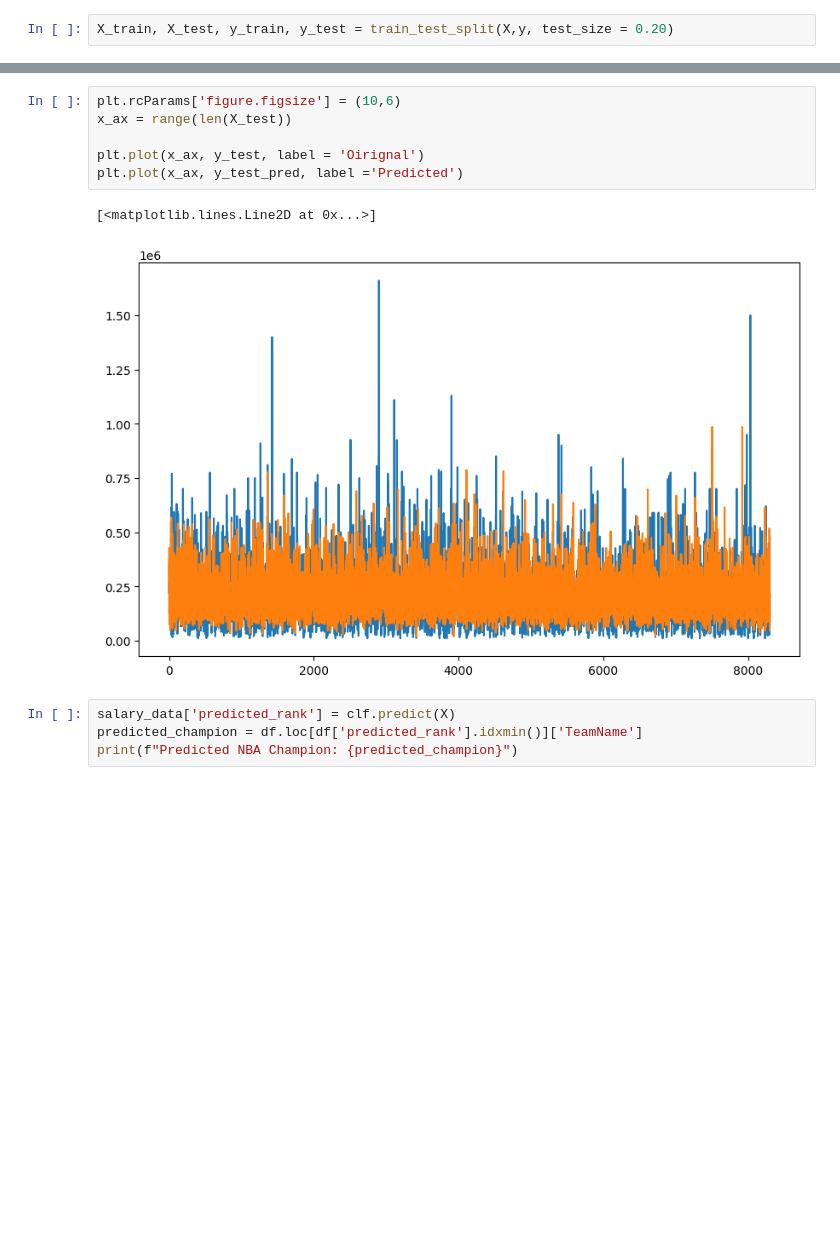
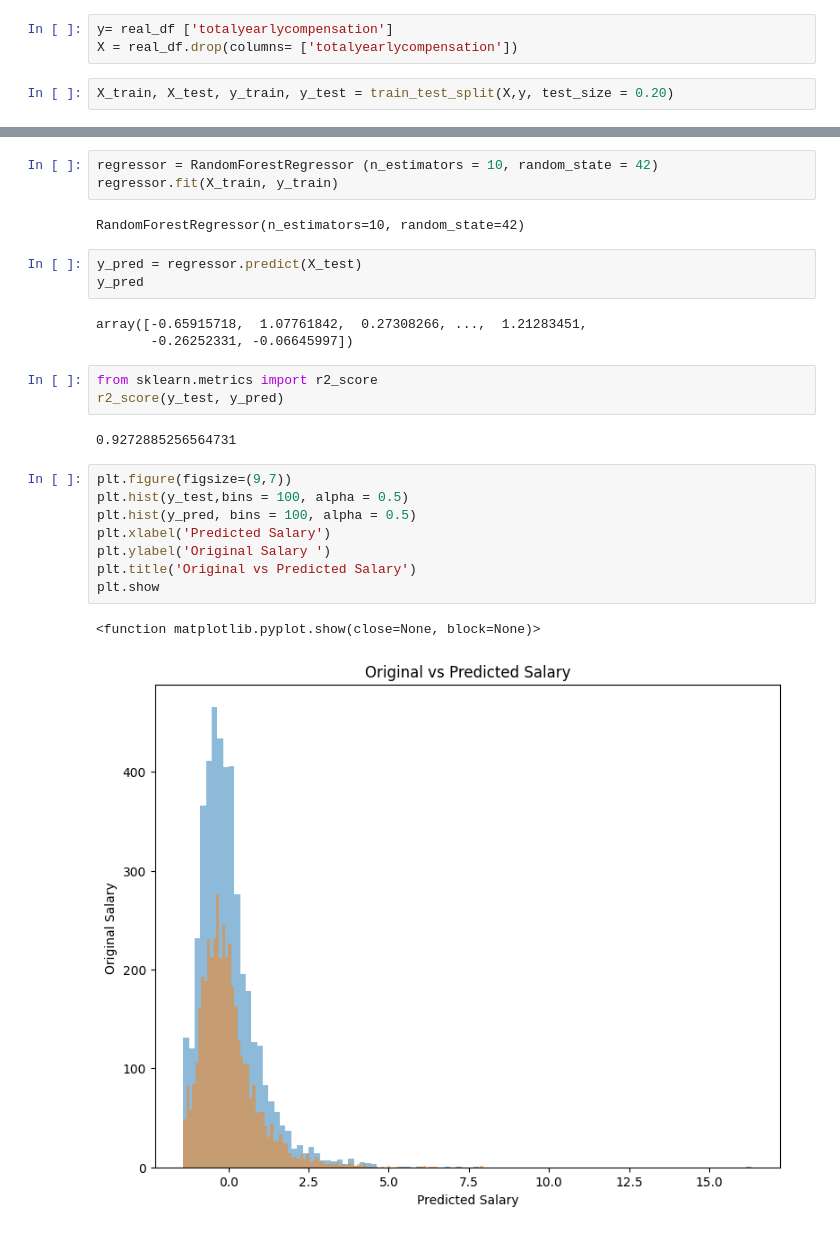
Before and after one commit to pragna2000/Tech-Salary-Prediction-, a Jupyter notebook: Project_1/Salary Prediction Random Forest Regressor.ipynb, the cells around one changed output, grey strips where cells are left out. Saved outputs shown, nothing was run; the diff lists cells and outputs as text; blank space fills up the shorter version.

```diff
--- a/Project_1/Salary Prediction Random Forest Regressor.ipynb
+++ b/Project_1/Salary Prediction Random Forest Regressor.ipynb
@@ -70,3 +31,6 @@ print(X[:10])
+# %%
+y= real_df ['totalyearlycompensation']
+X = real_df.drop(columns= ['totalyearlycompensation'])
 # %%
 X_train, X_test, y_train, y_test = train_test_split(X,y, test_size = 0.20)
 # %%
@@ -107,13 +40,27 @@ r2
-# %%
-plt.rcParams['figure.figsize'] = (10,6)
-x_ax = range(len(X_test))
-
-plt.plot(x_ax, y_test, label = 'Oirignal')
-plt.plot(x_ax, y_test_pred, label ='Predicted')
-# %% [output]
-[<matplotlib.lines.Line2D at 0x...>]
-[figure, removed]
-# %%
-salary_data['predicted_rank'] = clf.predict(X)
-predicted_champion = df.loc[df['predicted_rank'].idxmin()]['TeamName']
-print(f"Predicted NBA Champion: {predicted_champion}")
+# %%
+regressor = RandomForestRegressor (n_estimators = 10, random_state = 42)
+regressor.fit(X_train, y_train)
+# %% [output]
+RandomForestRegressor(n_estimators=10, random_state=42)
+# %%
+y_pred = regressor.predict(X_test)
+y_pred
+# %% [output]
+array([-0.65915718,  1.07761842,  0.27308266, ...,  1.21283451,
+       -0.26252331, -0.06645997])
+# %%
+from sklearn.metrics import r2_score
+r2_score(y_test, y_pred)
+# %% [output]
+0.9272885256564731
+# %%
+plt.figure(figsize=(9,7))
+plt.hist(y_test,bins = 100, alpha = 0.5)
+plt.hist(y_pred, bins = 100, alpha = 0.5)
+plt.xlabel('Predicted Salary')
+plt.ylabel('Original Salary ')
+plt.title('Original vs Predicted Salary')
+plt.show
+# %% [output]
+<function matplotlib.pyplot.show(close=None, block=None)>
+[figure, added]
```
Also changed, not shown: parts of 18 cells of this notebook, 6 other files.
